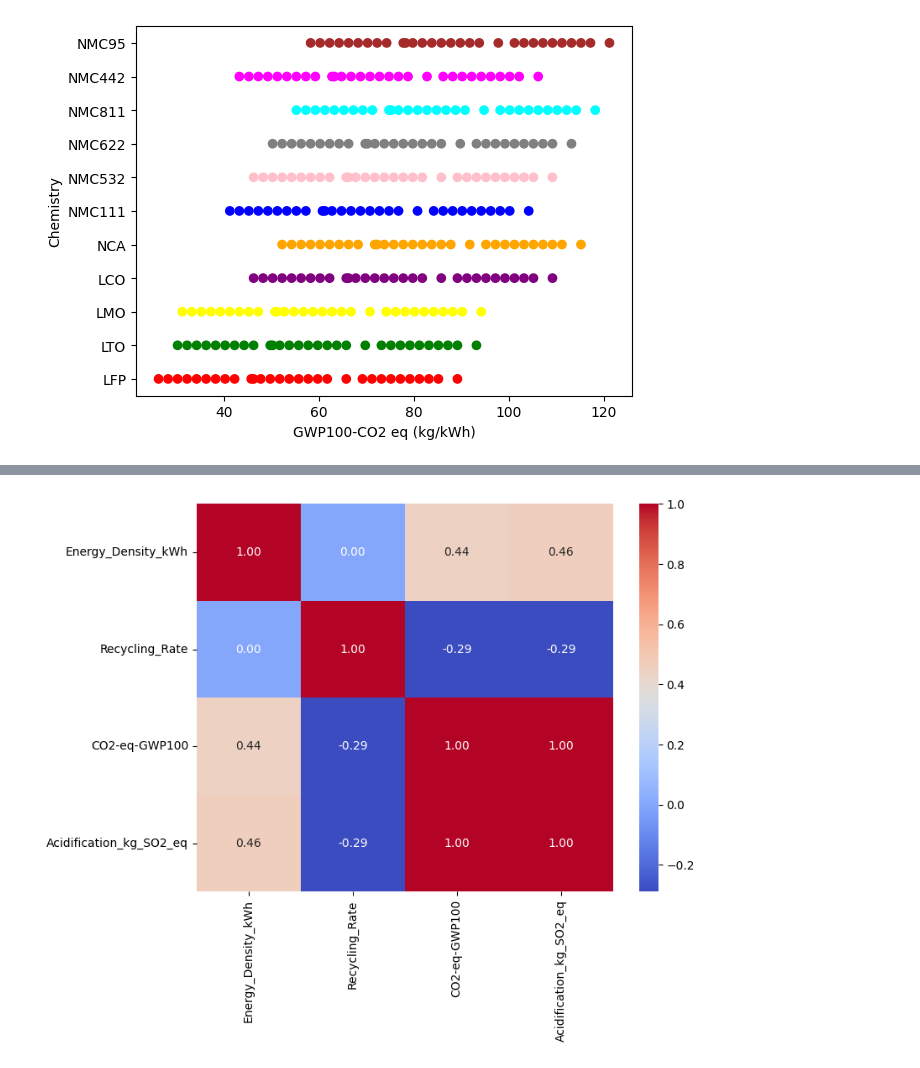
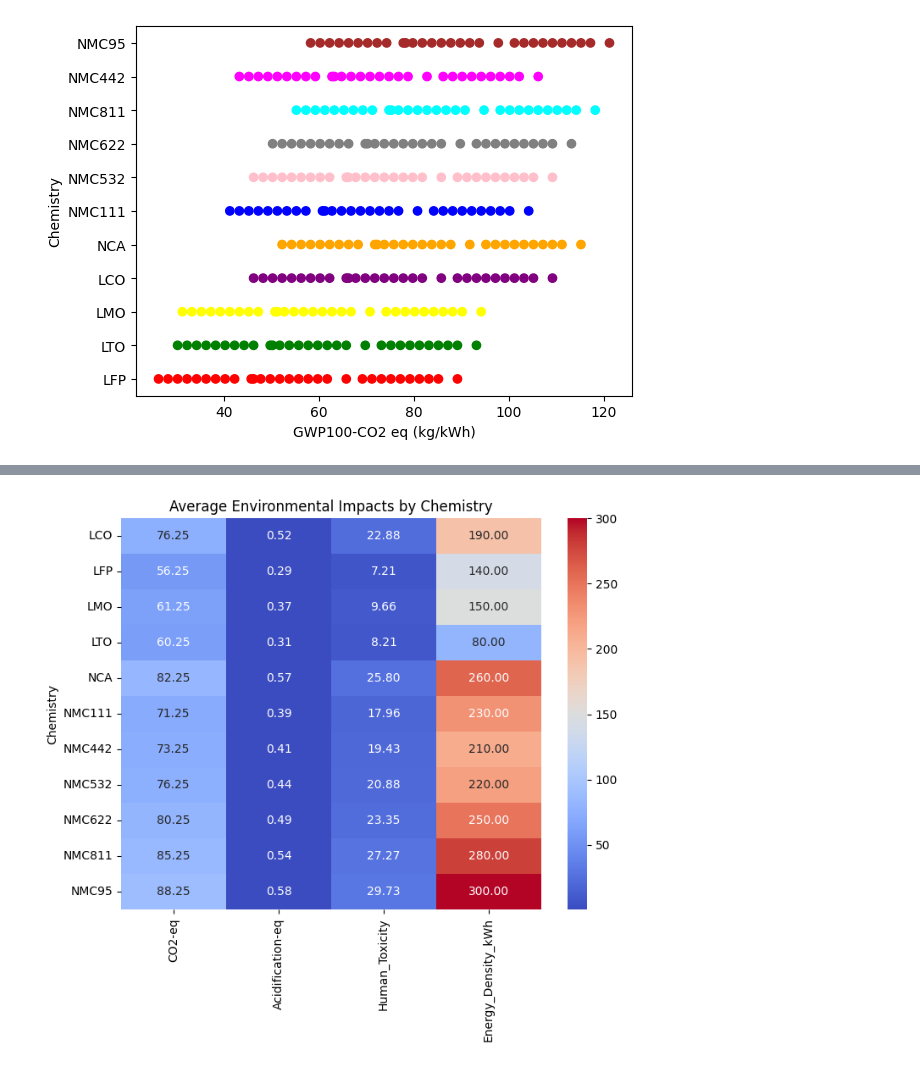
Before and after one commit to Sneha-code01/ML, a Jupyter notebook: batterypredict_1.ipynb, the cells around one changed output, grey strips where cells are left out. Saved outputs shown, nothing was run; the diff lists cells and outputs as text; code cells hidden in the pictures.

```diff
--- a/batterypredict_1.ipynb
+++ b/batterypredict_1.ipynb
@@ -125,9 +125,9 @@ df['Recycling_Credit'] = (
     df['Recycling_Rate']
     /100
 )
-
+#unit co2-eq-gwp100
 # Final target column
-df['CO2-eq-GWP100'] = (
+df['CO2-eq'] = (
     df['Base_Emission']
     +
     df['Manufacturing_Emission']
@@ -135,7 +135,7 @@ df['CO2-eq-GWP100'] = (
     df['Recycling_Credit']
 )
 
-print(df[['Chemistry','Scenario','Recycling_Rate','Energy_Density_kWh','CO2-eq-GWP100']])
+print(df[['Chemistry','Scenario','Recycling_Rate','Energy_Density_kWh','CO2-eq']])
 
 df.to_csv(
     'battery_dataset.csv',
@@ -268,21 +441,27 @@ print(
 # %%
+#plotting co2,acidification and htp graph together
 import seaborn as sns
-cols = [
-    'Energy_Density_kWh',
-    'Recycling_Rate',
-    'CO2-eq-GWP100',
-    'Acidification_kg_SO2_eq'
-]
+import matplotlib.pyplot as plt
+
+avg_df = df.groupby('Chemistry')[
+    [
+        'CO2-eq',
+        'Acidification-eq',
+        'Human_Toxicity',
+        'Energy_Density_kWh',
+    ]
+].mean()
 
 plt.figure(figsize=(8,6))
 
 sns.heatmap(
-    df[cols].corr(),
+    avg_df,
     annot=True,
-    cmap='coolwarm',
+    cmap = 'coolwarm',
     fmt='.2f'
 )
 
+plt.title('Average Environmental Impacts by Chemistry')
 plt.show()
 # %% [output]
-[figure, old version]
+[figure, new version]
```
Also changed, not shown: parts of 7 cells of this notebook.
